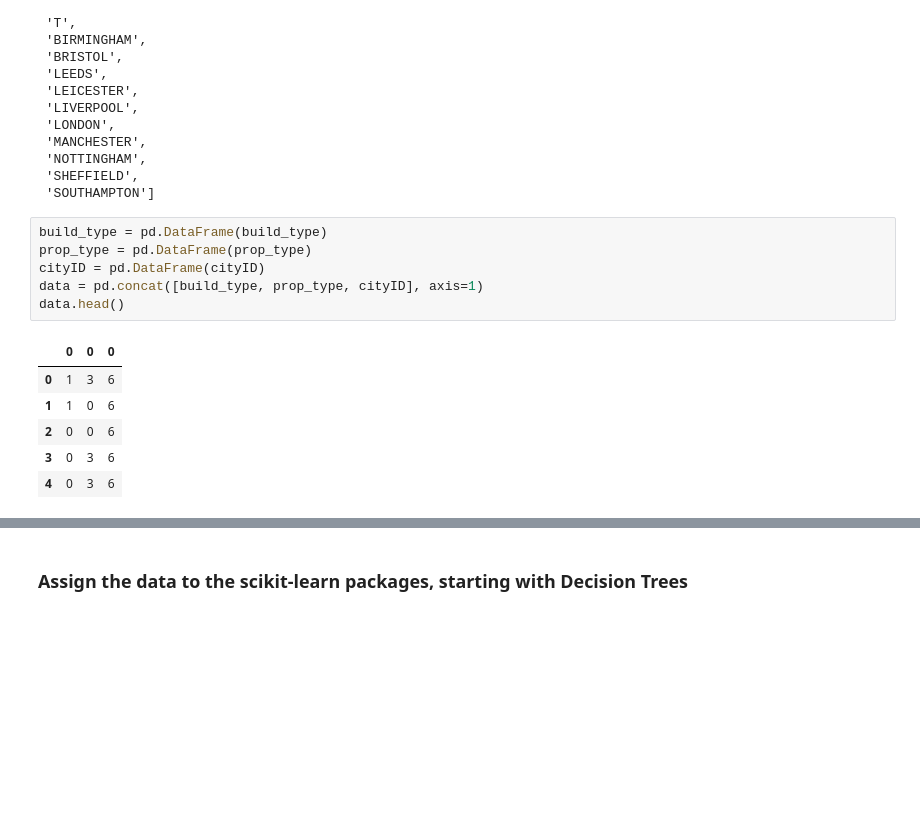
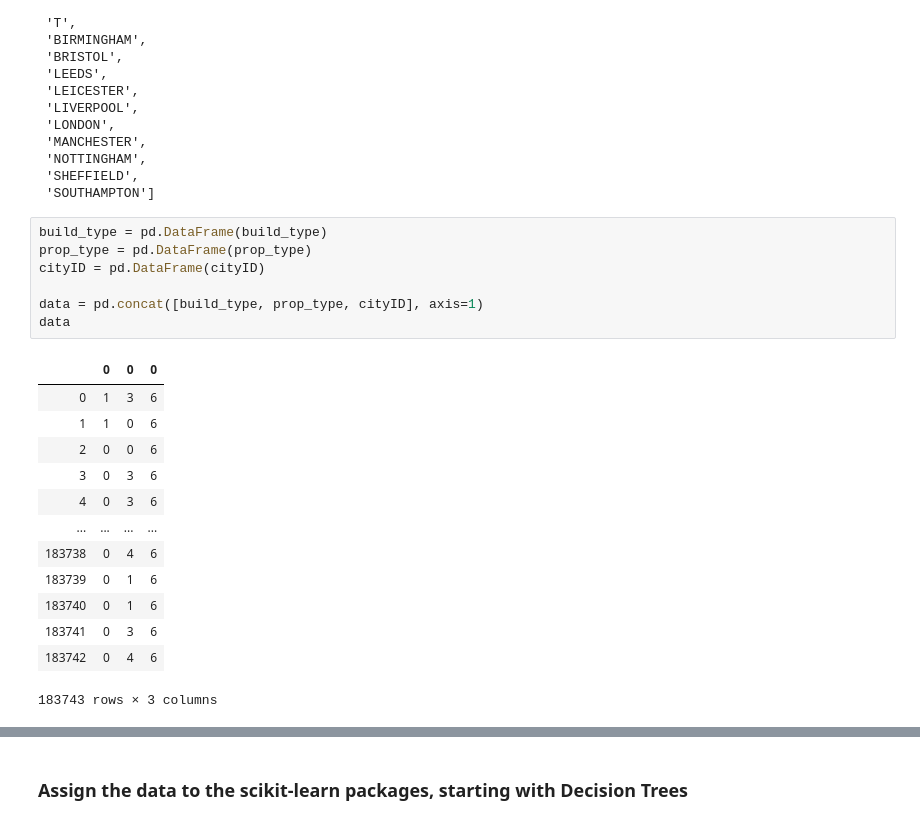
Before and after one commit to dudikbender/springboard, a Jupyter notebook: UK_prices_paid_analysis.ipynb, the cells around one changed output, grey strips where cells are left out. Saved outputs shown, nothing was run; the diff lists cells and outputs as text; blank space fills up the shorter version.

```diff
--- a/UK_prices_paid_analysis.ipynb
+++ b/UK_prices_paid_analysis.ipynb
@@ -251,16 +251,24 @@ cols
 # %%
 build_type = pd.DataFrame(build_type)
 prop_type = pd.DataFrame(prop_type)
 cityID = pd.DataFrame(cityID)
+
 data = pd.concat([build_type, prop_type, cityID], axis=1)
-data.head()
+data
 # %% [output]
 |  | 0 | 0 | 0 |
 | 0 | 1 | 3 | 6 |
 | 1 | 1 | 0 | 6 |
 | 2 | 0 | 0 | 6 |
 | 3 | 0 | 3 | 6 |
 | 4 | 0 | 3 | 6 |
+| ... | ... | ... | ... |
+| 183738 | 0 | 4 | 6 |
+| 183739 | 0 | 1 | 6 |
+| 183740 | 0 | 1 | 6 |
+| 183741 | 0 | 3 | 6 |
+| 183742 | 0 | 4 | 6 |
+183743 rows × 3 columns
 # %%
 data_ohe = OneHotEncoder().fit_transform(data).toarray()
 z = pd.DataFrame(data_ohe)
```
Also changed, not shown: parts of 10 cells of this notebook.
